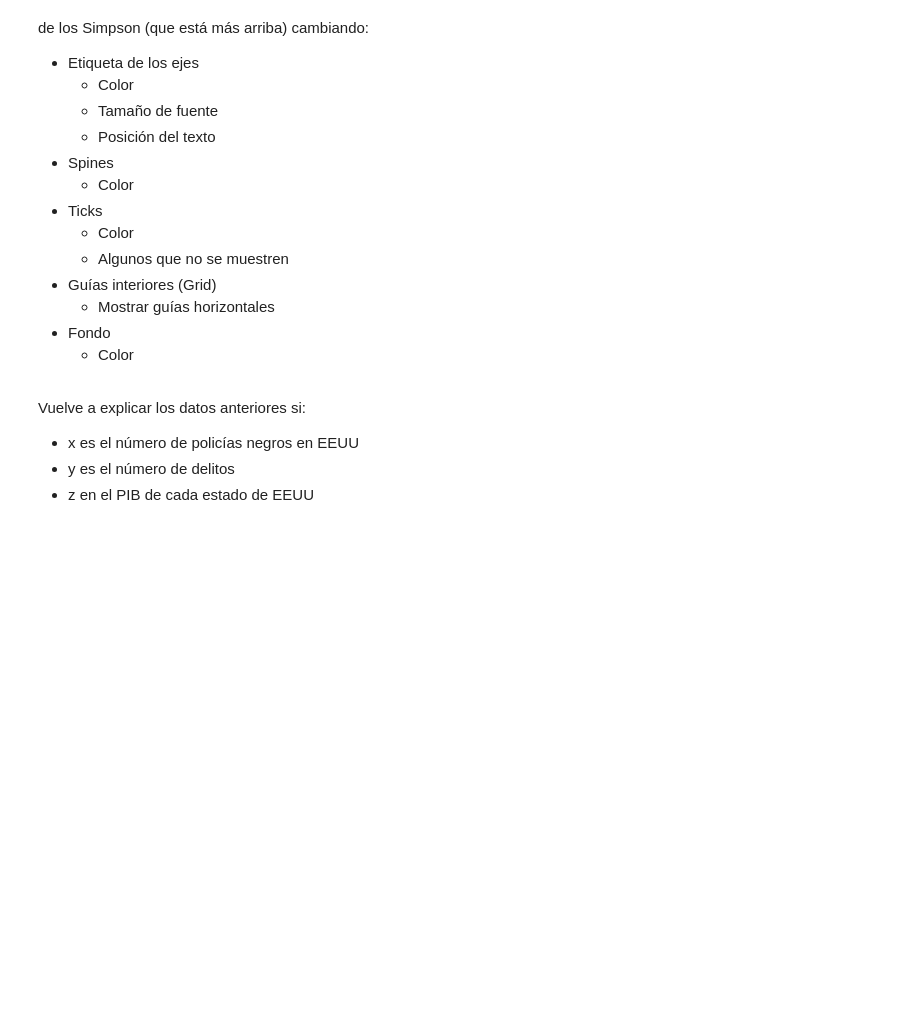
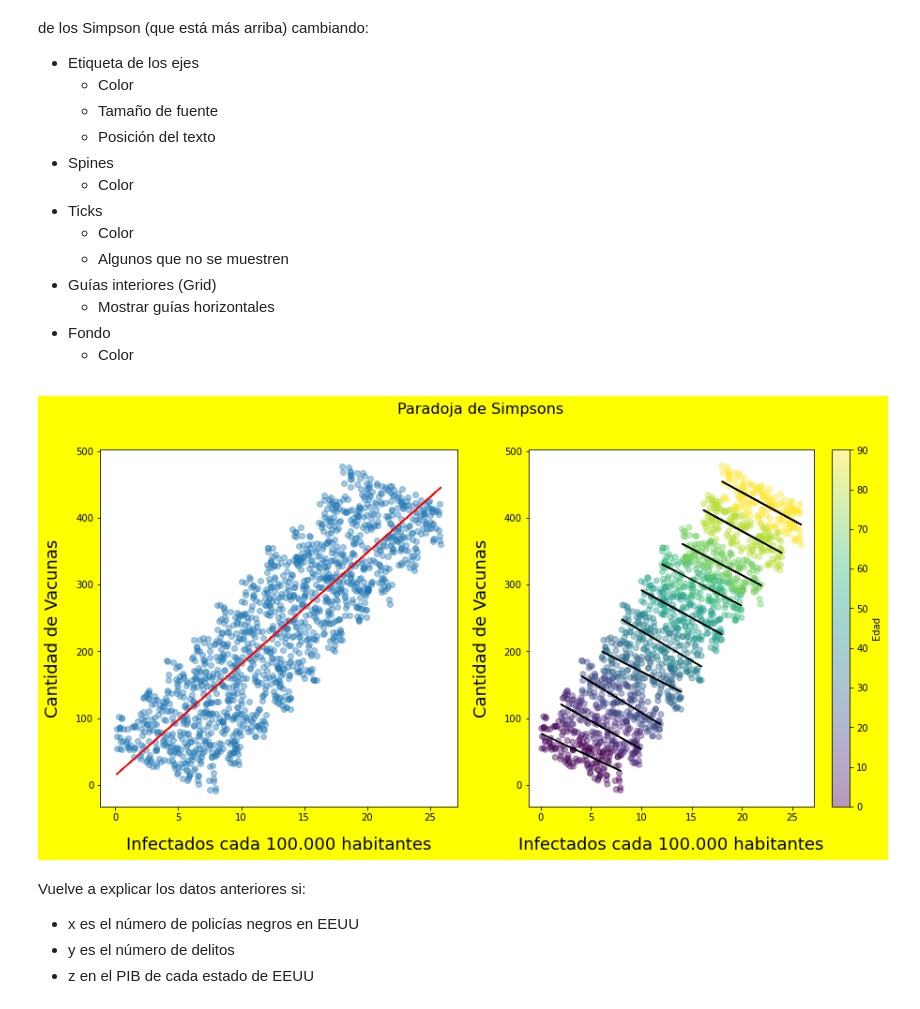
Before and after one commit to IanIAyBD/Curso, a Jupyter notebook: API/Tema 4 Graficos/grafics_ejer.ipynb, the cells around one changed output. Saved outputs shown, nothing was run; the diff lists cells and outputs as text; code cells hidden in the pictures; blank space fills up the shorter version.

```diff
--- a/API/Tema 4 Graficos/grafics_ejer.ipynb
+++ b/API/Tema 4 Graficos/grafics_ejer.ipynb
@@ -114,3 +130,7 @@ Además:
 *   Crea una figura en la que se muestre una línea de x e y
 *   El nombre del eje "X" será "x"
 *   El nombre del eje "Y" será "|x|"
+# %%
+x = np.linspace(-2, 2, 300)
+y = np.abs(x)
+fig = plt.figure(figsize = (10,7))
@@ -201,3 +257,52 @@ Simpson (que está más arriba) cambiando:
+# %%
+import seaborn as sns
+from sklearn.linear_model import LinearRegression
+import pandas as pd
+
+# Entrenamiento y prediccion LinearRegression Ax1
+modelo = LinearRegression()
+x, y, z = get_data()
+modelo.fit (x.reshape(-1,1),y)
+y_pred = modelo.predict(x.reshape(-1,1))
+
+# Creacion de la figura
+fig = plt.figure(figsize = (15,7), facecolor='yellow')
+fig.suptitle("Paradoja de Simpsons", fontsize = 16)
+
+# Primer AX
+ax1 = fig.add_subplot(121)
+
+# Graficas
+ax1.scatter(x,y, alpha = 0.4)
+ax1.plot(x,y_pred, color="red")
+
+# Labels
+ax1.set_ylabel('Cantidad de Vacunas', labelpad = 15, fontsize = 18)
+ax1.set_xlabel('Infectados cada 100.000 habitantes', labelpad = 15, fontsize = 18)
+
+# Segundo AX
+ax2 = fig.add_subplot(122)
+
+# Graficas
+scatter = ax2.scatter(x, y, c = z, cmap = 'viridis', alpha = 0.4)
+colorbar =fig.colorbar(scatter, ax=ax2, label="Edad")
+
+# Labels
+ax2.set_ylabel('Cantidad de Vacunas', labelpad = 15, fontsize = 18)
+ax2.set_xlabel('Infectados cada 100.000 habitantes', labelpad = 15, fontsize = 18)
+
+
+# Ax2 Train/Fit y plot de las y_ax2_pred
+datos = pd.DataFrame({'vacunas':x,'pacientes':y,'edad':z})
+for i in np.unique(z):
+    modelo = LinearRegression()
+    x_ax2 = np.array(datos[datos['edad'] == i]['vacunas'])
+    y_ax2 = np.array(datos[datos['edad'] == i]['pacientes'])
+    modelo.fit(x_ax2.reshape(-1,1),y_ax2)
+    y_ax2_pred = modelo.predict(x_ax2.reshape(-1,1))
+    ax2.plot(x_ax2,y_ax2_pred, color= "black")
+# %% [output]
+[figure, added]
 # %% [markdown]
 Vuelve a explicar los datos anteriores si:
 
```
Also changed, not shown: parts of 6 cells of this notebook, 3 other files.
